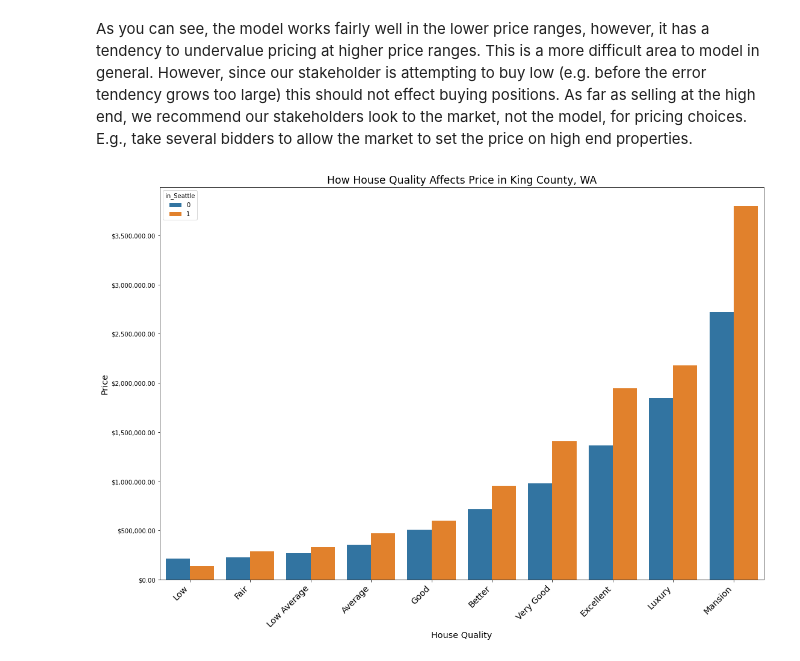
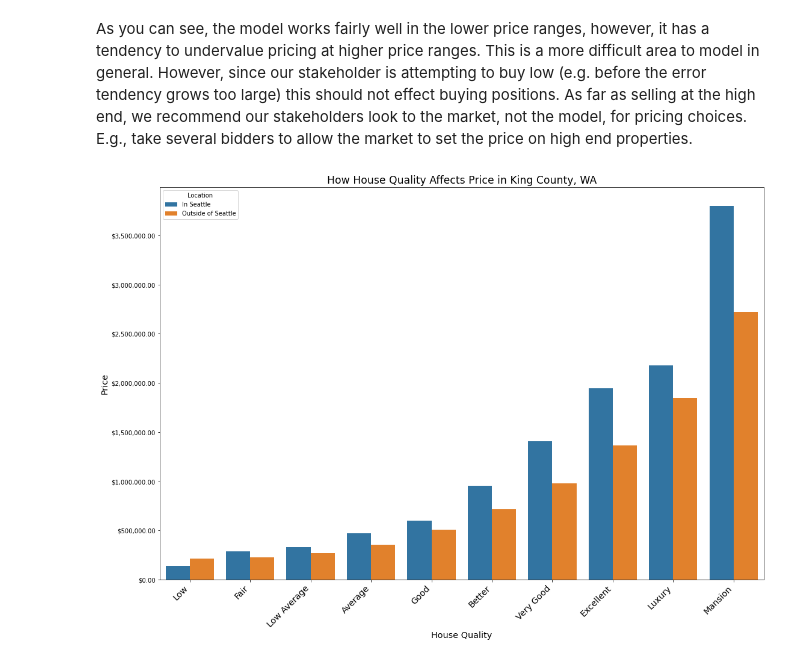
Before and after one commit to JulianWard147/phase_2_group_4, a Jupyter notebook: Main_notebook.ipynb, the cells around one changed output. Cells and saved outputs as stored; diff of their text form; code cells hidden in the pictures.

Commit message:
I made a silly work around to the legend issue

```diff
--- a/Main_notebook.ipynb
+++ b/Main_notebook.ipynb
@@ -782,16 +784,24 @@ plt.show()
 # %% [markdown]
 As you can see, the model works fairly well in the lower price ranges, however, it has a tendency to undervalue pricing at higher price ranges. This is a more difficult area to model in general. However, since our stakeholder is attempting to buy low (e.g. before the error tendency grows too large) this should not effect buying positions. As far as selling at the high end, we recommend our stakeholders look to the market, not the model, for pricing choices. E.g., take several bidders to allow the market to set the price on high end properties.
 # %%
+#begin silly work around to the legend not working
+
+to_graph = X_with_in_sea.loc[:, ['grade_num_cat', 'price', 'in_Seattle'] ]
+to_graph['in_Seattle'].replace(to_replace= [0, 1], value =['Outside of Seattle','In Seattle'], inplace= True)
+to_graph.rename(columns={"in_Seattle": "Location"}, inplace = True)
+
+#End silly work around
+
 fig, ax = plt.subplots(figsize = (18,12))
-ax = sns.barplot(data = X_with_in_sea, x = 'grade_num_cat', y= 'price', hue = 'in_Seattle', ci = 0)
+ax = sns.barplot(data = to_graph, x = 'grade_num_cat', y= 'price', hue = 'Location', ci = 0)
 ax.set_title('How House Quality Affects Price in King County, WA', fontsize = 'xx-large')
 ax.set_xlabel('House Quality', fontsize = 'x-large')
 ax.set_ylabel('Price', fontsize = 'x-large')
 ax.yaxis.set_major_formatter('${x:1,.2f}')
 ax.set_xticklabels(['Low','Fair','Low Average', 'Average', 'Good', 'Better', 'Very Good','Excellent', 'Luxury', 'Mansion'],
-                  rotation = 45, horizontalalignment = 'right', fontsize = 'x-large');
+                      rotation = 45, horizontalalignment = 'right', fontsize = 'x-large');
 # %% [output]
-[figure, old version]
+[figure, new version]
 # %%
 #coefficients = pd.DataFrame(fourth_model.coef_,X_train_fourth_model.columns, columns=['Coefficients'])
 zipcodes_price = df.groupby('zipcode').agg('mean').sort_values('price')
```
Also changed, not shown: parts of 6 cells of this notebook.
